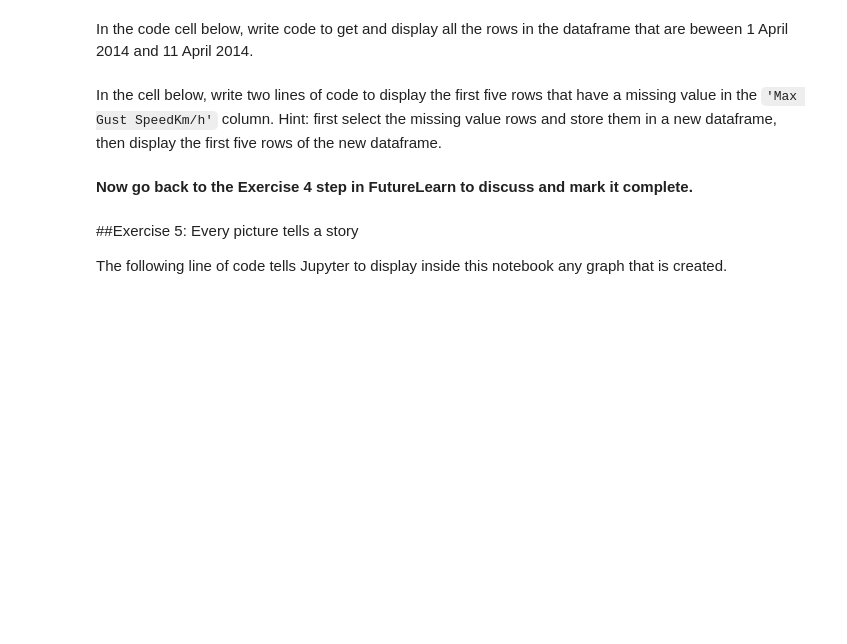
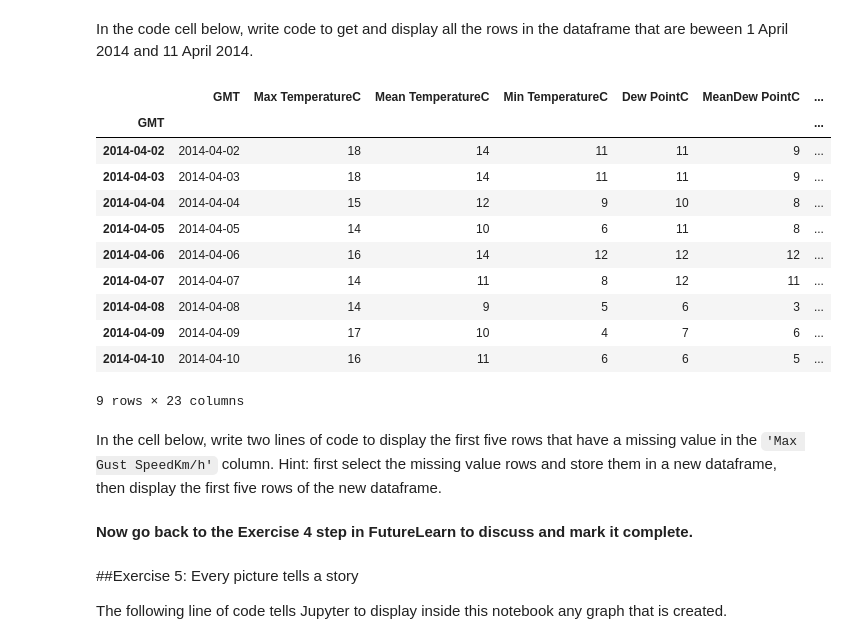
Before and after one commit to mrchrisadams/future-learn-learn-to-code, a Jupyter notebook: Week_2_exercise_notebook.ipynb, the cells around one changed output. Cells and saved outputs as stored; diff of their text form; code cells hidden in the pictures; blank space fills up the shorter version.

```diff
--- a/Week_2_exercise_notebook.ipynb
+++ b/Week_2_exercise_notebook.ipynb
@@ -492,5 +510,20 @@ Now that the wind direction is given by a number, write code to select all days
 # %% [markdown]
 In the code cell below, write code to get and display all the rows in the dataframe that are beween 1 April 2014 and
 11 April 2014.
+# %%
+london[(london['GMT'] > datetime(2014,4,1)) & (london['GMT'] < datetime(2014,4,11))]
+# %% [output]
+|  | GMT | Max TemperatureC | Mean TemperatureC | Min TemperatureC | Dew PointC | MeanDew PointC | ... |
+| GMT |  |  |  |  |  |  | ... |
+| 2014-04-02 | 2014-04-02 | 18 | 14 | 11 | 11 | 9 | ... |
+| 2014-04-03 | 2014-04-03 | 18 | 14 | 11 | 11 | 9 | ... |
+| 2014-04-04 | 2014-04-04 | 15 | 12 | 9 | 10 | 8 | ... |
+| 2014-04-05 | 2014-04-05 | 14 | 10 | 6 | 11 | 8 | ... |
+| 2014-04-06 | 2014-04-06 | 16 | 14 | 12 | 12 | 12 | ... |
+| 2014-04-07 | 2014-04-07 | 14 | 11 | 8 | 12 | 11 | ... |
+| 2014-04-08 | 2014-04-08 | 14 | 9 | 5 | 6 | 3 | ... |
+| 2014-04-09 | 2014-04-09 | 17 | 10 | 4 | 7 | 6 | ... |
+| 2014-04-10 | 2014-04-10 | 16 | 11 | 6 | 6 | 5 | ... |
+9 rows × 23 columns
 # %% [markdown]
 In the cell below, write two lines of code to display the first five rows that have a missing value in the `'Max Gust SpeedKm/h'` column. Hint: first select the missing value rows and store them in a new dataframe, then display the first five rows of the new dataframe.
```
Also changed, not shown: parts of 3 cells of this notebook.
